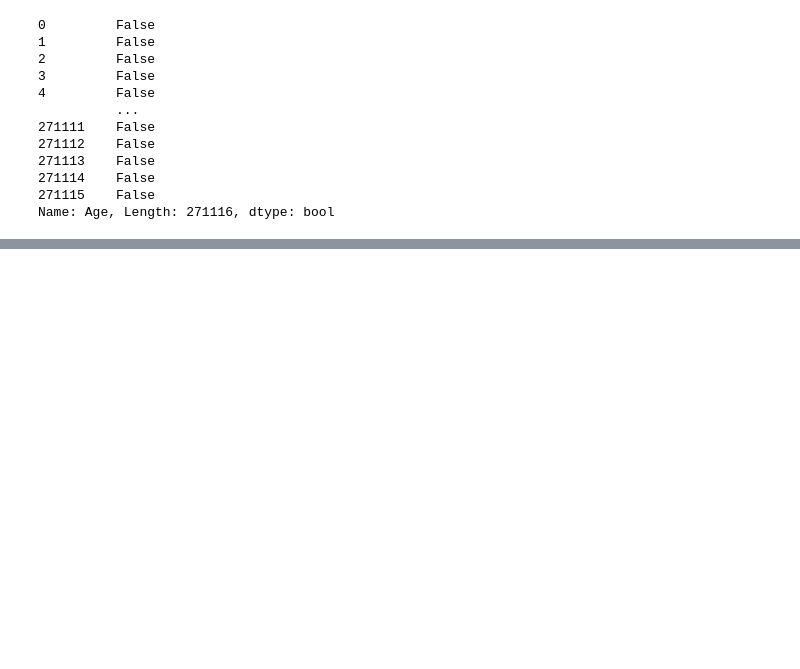
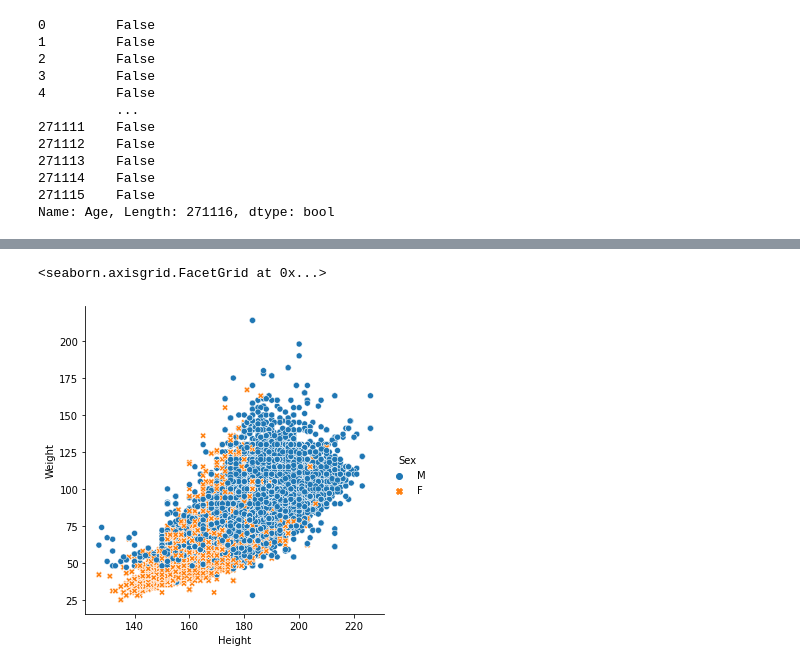
Before and after one commit to Nahidf21/Olympic-game-data-analysis-part-part-one-, a Jupyter notebook: Olympic game data analysis.ipynb, the cells around one changed output, grey strips where cells are left out. Drawn from its saved outputs; the diff is of its cells as text; code cells hidden in the pictures; blank space fills up the shorter version.

```diff
--- a/Olympic game data analysis.ipynb
+++ b/Olympic game data analysis.ipynb
@@ -332,0 +543,5 @@ Name: Sport, dtype: object
+# %%
+sns.relplot(data=oly_data,x='Height', y= 'Weight', hue='Sex', style='Sex')
+# %% [output]
+<seaborn.axisgrid.FacetGrid at 0x...>
+[figure, added]
```
Also changed, not shown: parts of 55 cells of this notebook.
